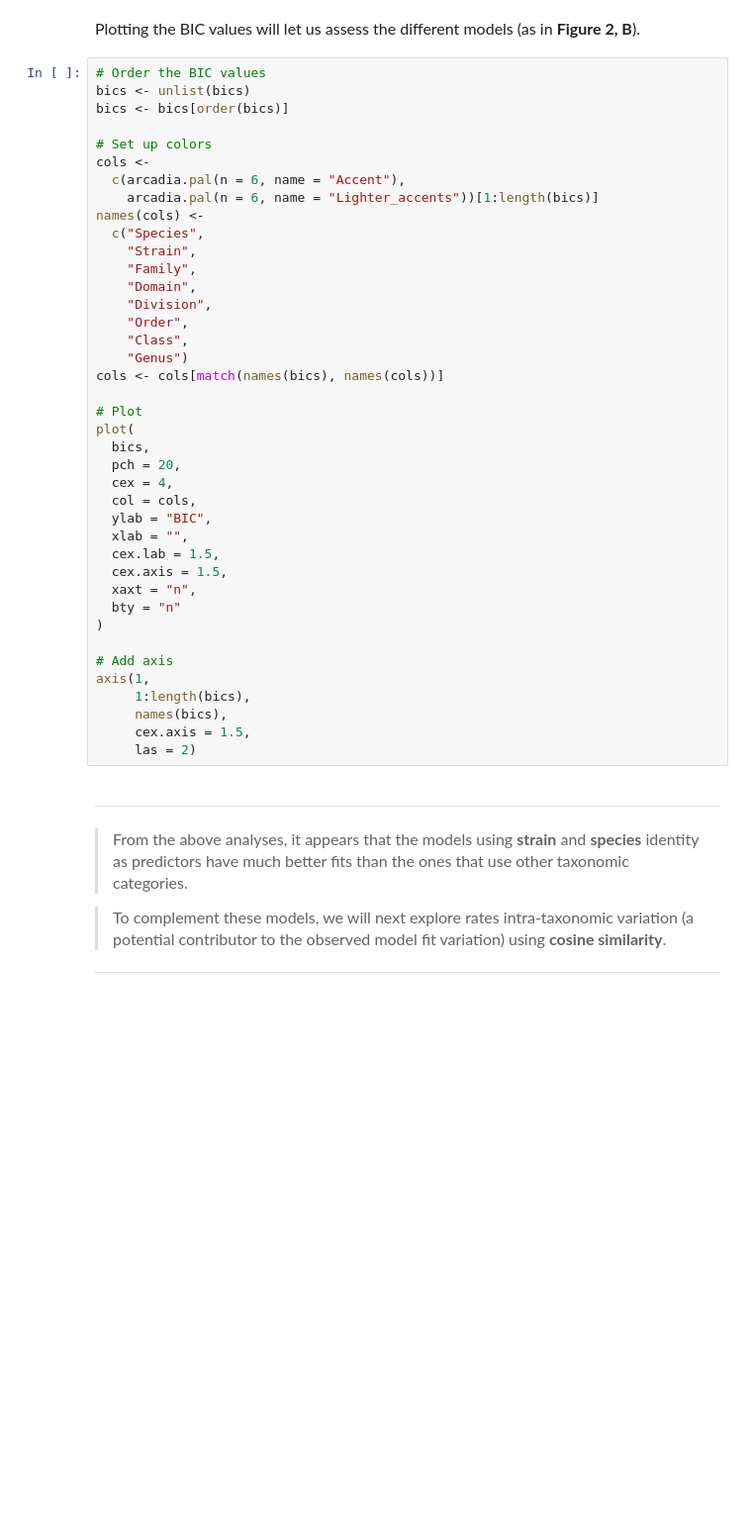
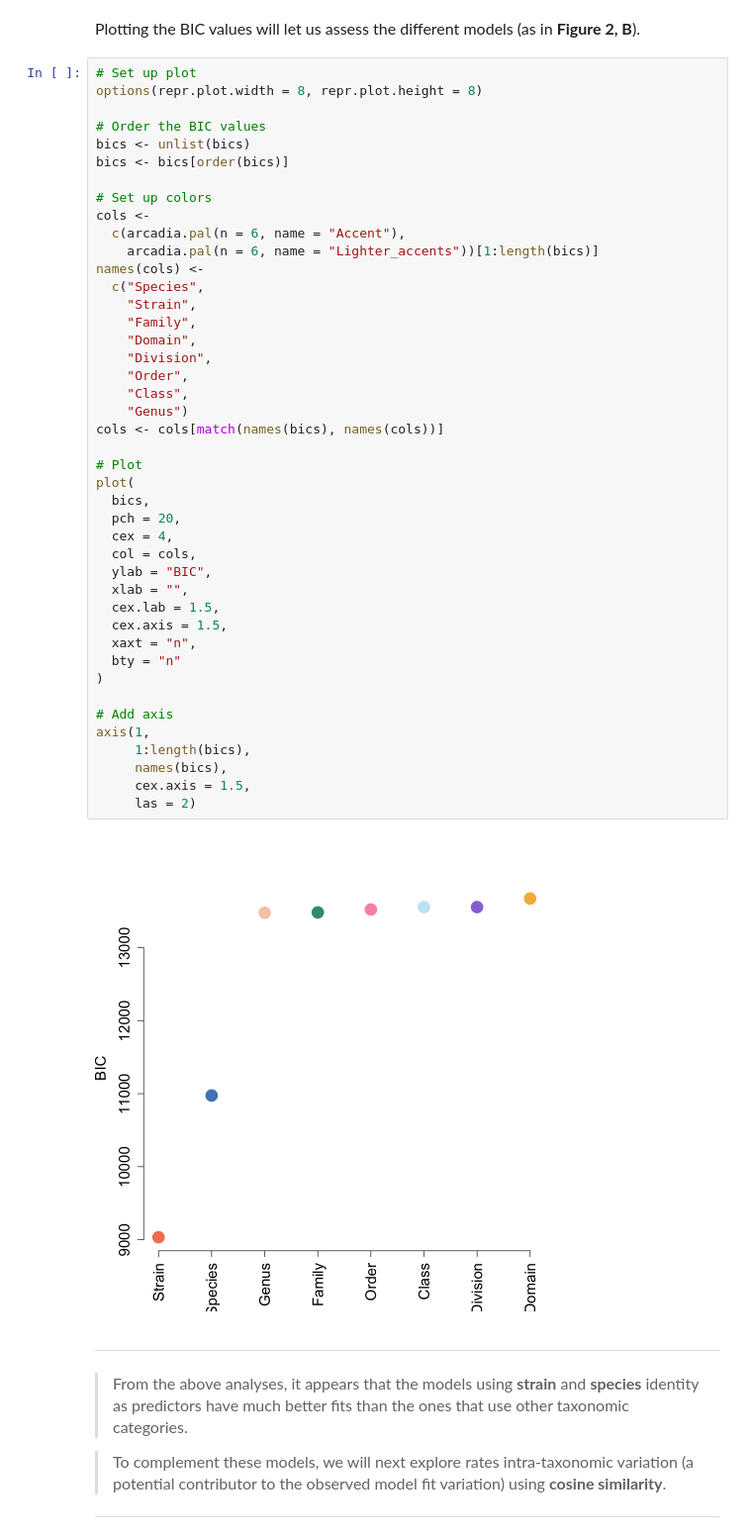
Before and after one commit to Arcadia-Science/raman-taxonomy, a Jupyter notebook: 01_notebooks/notebook-1.ipynb, the cells around one changed output. Shown at 99% size. Saved outputs shown, nothing was run; the diff lists cells and outputs as text; blank space fills up the shorter version.

```diff
--- a/01_notebooks/notebook-1.ipynb
+++ b/01_notebooks/notebook-1.ipynb
@@ -200,6 +208,9 @@ bics <- lapply(mods, function(x)
 # %% [markdown]
 <font size="3"> Plotting the BIC values will let us assess the different models (as in **Figure 2, B**).
 # %%
+# Set up plot
+options(repr.plot.width = 8, repr.plot.height = 8)
+
 # Order the BIC values
 bics <- unlist(bics)
 bics <- bics[order(bics)]
@@ -212,33 +223,35 @@ names(cols) <-
   c("Species",
     "Strain",
     "Family",
     "Domain",
     "Division",
     "Order",
     "Class",
     "Genus")
 cols <- cols[match(names(bics), names(cols))]
 
 # Plot
 plot(
   bics,
   pch = 20,
   cex = 4,
   col = cols,
   ylab = "BIC",
   xlab = "",
   cex.lab = 1.5,
   cex.axis = 1.5,
   xaxt = "n",
   bty = "n"
 )
 
 # Add axis
 axis(1,
      1:length(bics),
      names(bics),
      cex.axis = 1.5,
      las = 2)
+# %% [output]
+[figure, added]
 # %% [markdown]
 ---
 ><font size="3"> From the above analyses, it appears that the models using **strain** and **species** identity as predictors have much better fits than the ones that use other taxonomic categories.
```
Also changed, not shown: parts of 32 cells of this notebook.
